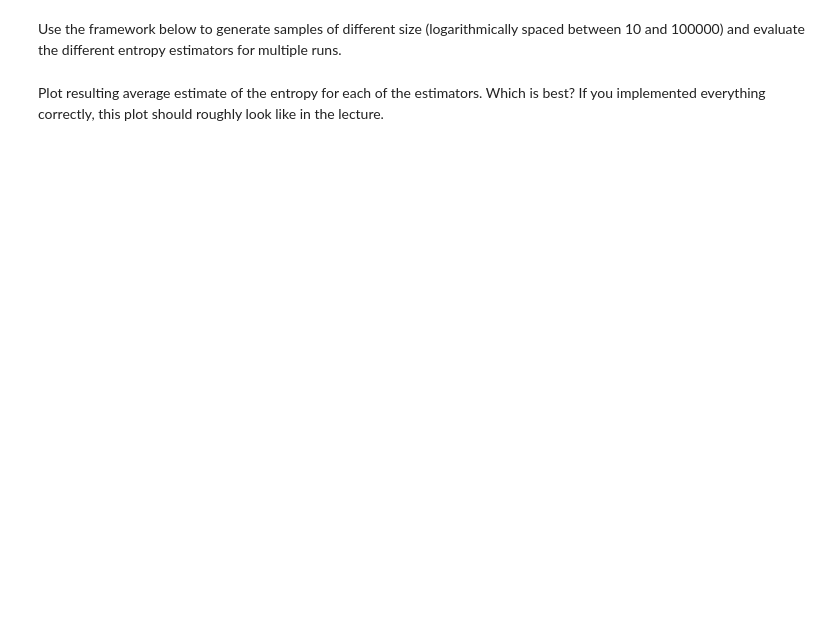
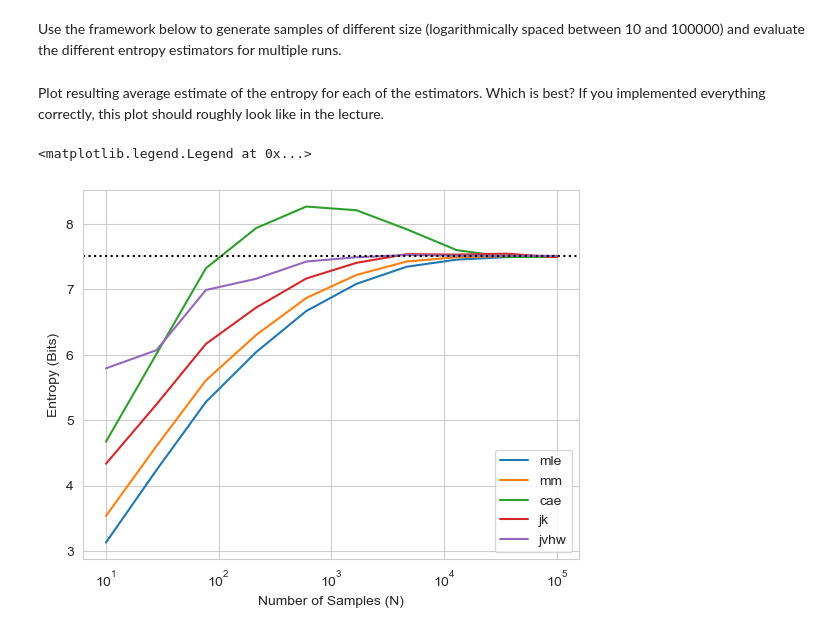
Before and after one commit to atimcenko/tu-neural-data-science, a Jupyter notebook: notebooks/CodingLab8_Nitin.ipynb, the cells around one changed output. Cells and saved outputs as stored; diff of their text form; code cells hidden in the pictures; blank space fills up the shorter version.

```diff
--- a/notebooks/CodingLab8_Nitin.ipynb
+++ b/notebooks/CodingLab8_Nitin.ipynb
@@ -557,13 +563,19 @@ Plot resulting average estimate of the entropy for each of the estimators. Which
 # %%
 plt.figure()
 
 plt.semilogx(sample_sizes, np.mean(h_mle,  axis=1), label='mle')
 plt.semilogx(sample_sizes, np.mean(h_mm,   axis=1), label='mm')
 plt.semilogx(sample_sizes, np.mean(h_cae,  axis=1), label='cae')
 plt.semilogx(sample_sizes, np.mean(h_jk,   axis=1), label='jk')
 plt.semilogx(sample_sizes, np.mean(h_jvhw, axis=1), label='jvhw')
 
 # plot h_unseen or h_bub here if you implemented them.
 
+plt.xlabel("Number of Samples (N)")
+plt.ylabel("Entropy (Bits)")
+
 plt.axhline(H, color='black', linestyle=':')
 plt.legend()
+# %% [output]
+<matplotlib.legend.Legend at 0x...>
+[figure, added]
```
Also changed, not shown: parts of 10 cells of this notebook.
